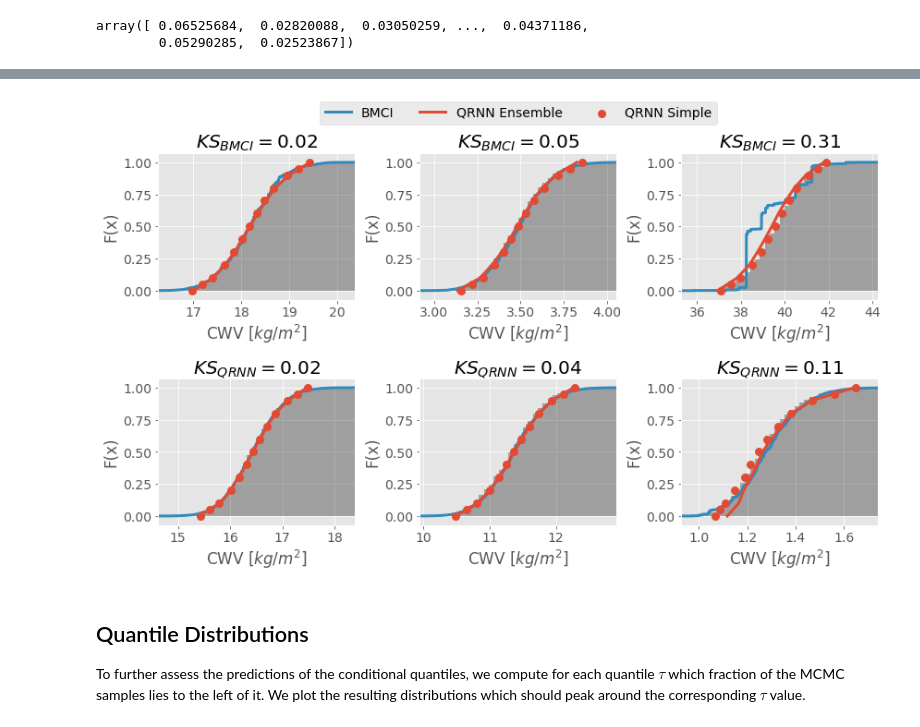
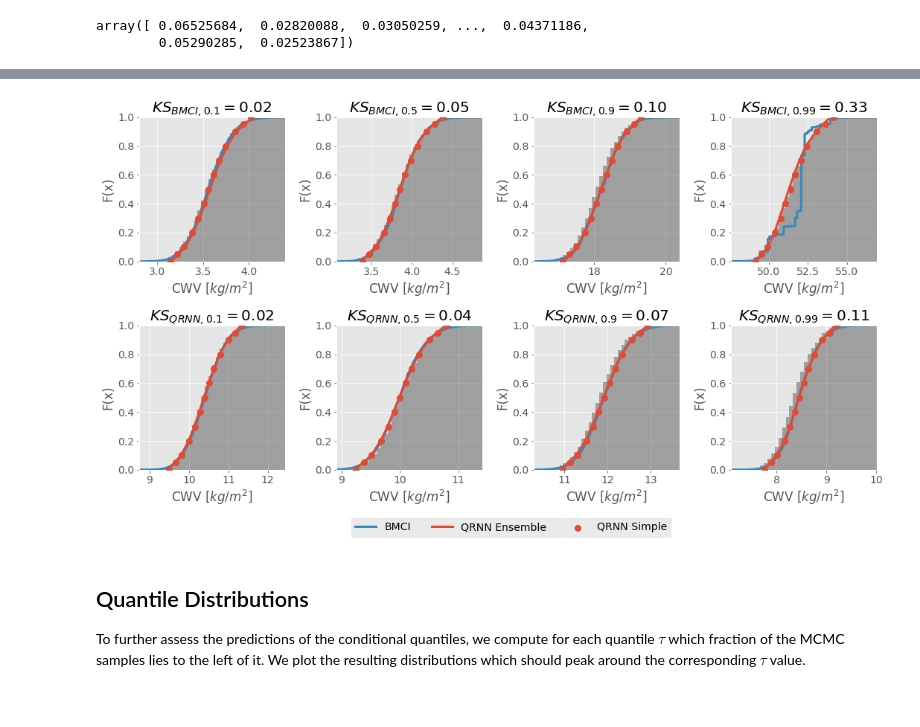
Before and after one commit to simonpf/predictive_uncertainty, a Jupyter notebook: evaluation.ipynb, the cells around one changed output, grey strips where cells are left out. Cells and saved outputs as stored; diff of their text form; code cells hidden in the pictures.

```diff
--- a/evaluation.ipynb
+++ b/evaluation.ipynb
@@ -111,9 +118,9 @@ plt.plot(xs, np.interp(xs, xs_bmci, ys_bmci))
 # %%
-quantiles = [0.1, 0.5, 0.99]
-f, axs = plt.subplots(2, 3, figsize = (12, 7))
+quantiles = [0.1, 0.5, 0.9, 0.99]
+f, axs = plt.subplots(2, 4, figsize = (15, 8))
 
 inds = np.argsort(ks_bmci)
-for i in range(3):
+for i in range(len(quantiles)):
     ax = axs[0, i]
     j = inds[int(quantiles[i] * (inds.size - 1))]
     cts, bins, _ = ax.hist(cwv_mcmc[j, :], cumulative = True, normed = True,
@@ -129,39 +136,41 @@ for i in range(3):
     ax.scatter(x, qs, lw = 3, label = "QRNN Simple", c = "C0", marker = "o", zorder = 10)
 
     ks = ks_bmci[inds[int(quantiles[i] * (inds.size - 1))]]
-    ax.set_title("$KS_{{BMCI}} = {0:.2f}$".format(ks))
+    ax.set_title(r"$KS_{{BMCI, {0:g}}} = {1:.2f}$".format(quantiles[i], ks))
     ax.set_xlim((bins[0], bins[-1]))
     ax.set_xlabel("CWV $[kg / m^2]$")
     ax.set_ylabel("F(x)")
+    ax.set_ylim([0, 1.0])
 
 inds = np.argsort(ks_qrnn)
-for i in range(3):
+for i in range(len(quantiles)):
     ax = axs[1, i]
     j = inds[int(quantiles[i] * (inds.size - 1))]
     cts, bins, _ = ax.hist(cwv_mcmc[j, :], cumulative = True, normed = True,
                            bins = 40, alpha = 0.3, color = 'k')
 
     x, qs = bmci.cdf(tbs_test[j, :].reshape(1, -1))
     ax.plot(x, qs, lw = 3, label = "BMCI", c = "C1")
 
     x, qs = qrnn.cdf(tbs_test[j,:].reshape(1, -1))
     ax.plot(x, qs, lw = 3, label = "QRNN Ensemble", c = "C0")
 
     x, qs = qrnn_ensemble.cdf(tbs_test[j,:].reshape(1, -1))
     ax.scatter(x, qs, lw = 3, label = "QRNN Simple", c = "C0", marker = "o", zorder = 10)
 
     ks = ks_qrnn[inds[int(quantiles[i] * (inds.size - 1))]]
-    ax.set_title("$KS_{{QRNN}} = {0:.2f}$".format(ks))
+    ax.set_title(r"$KS_{{QRNN, {0:g}}} = {1:.2f}$".format(quantiles[i], ks))
     ax.set_xlim((bins[0], bins[-1]))
     ax.set_xlabel("CWV $[kg / m^2]$")
     ax.set_ylabel("F(x)")
+    ax.set_ylim([0, 1.0])
 
-axs.ravel()[1].legend(loc = 'upper center', bbox_to_anchor = (0.5, 1.4),
-                      fancybox = True, ncol = 3)
+axs.ravel()[5].legend(loc = 'lower center', bbox_to_anchor = (1.2, -0.5),
+                      fancybox = False, ncol = 3)
 f.tight_layout()
 f.savefig("plots/posterior_cdfs.pdf", bbox_inches='tight')
 # %% [output]
-[figure, old version]
+[figure, new version]
 # %% [markdown]
 ## Quantile Distributions
 
```
Also changed, not shown: parts of 10 cells of this notebook, 14 other files.
